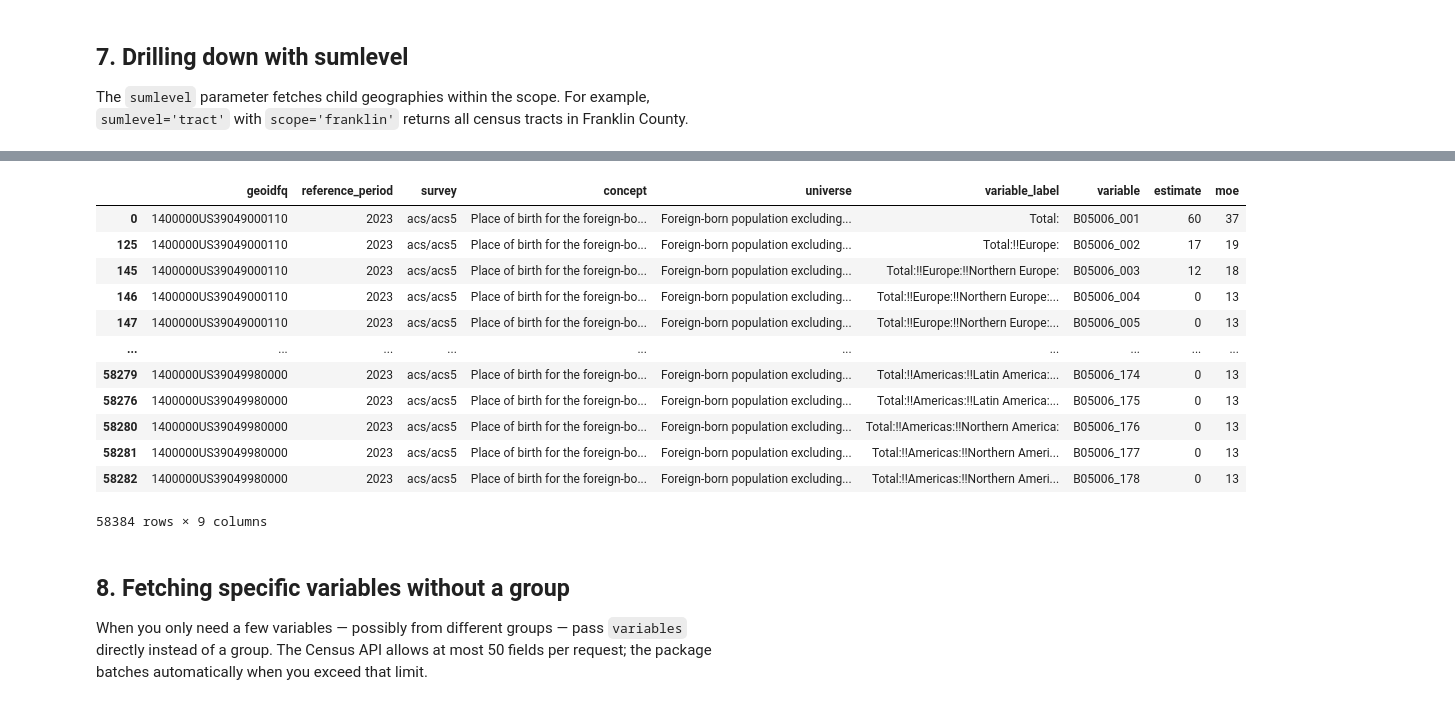
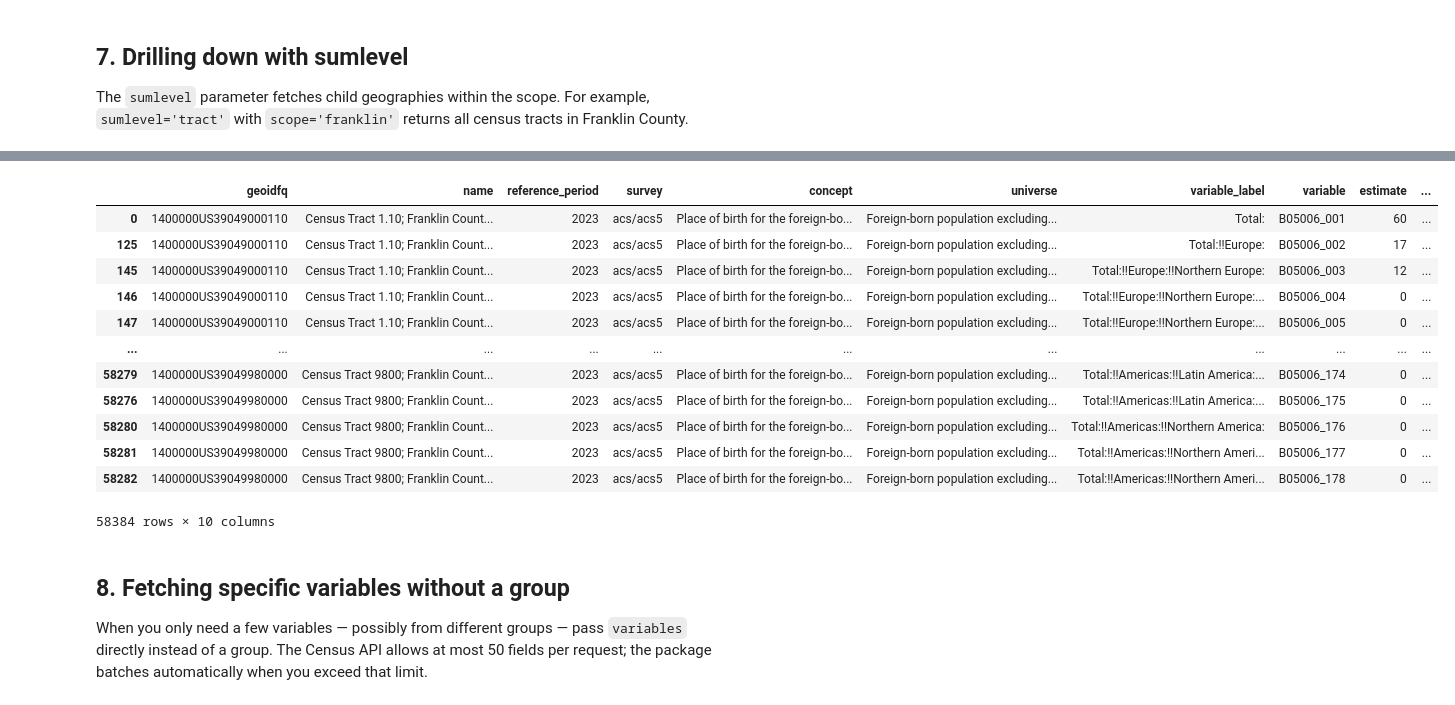
Before and after one commit to jinskeep-morpc/morpc-census, a Jupyter notebook: doc/02-morpc-census-demo.ipynb, the cells around one changed output, grey strips where cells are left out. Saved outputs shown, nothing was run; the diff lists cells and outputs as text; code cells hidden in the pictures.

```diff
--- a/doc/02-morpc-census-demo.ipynb
+++ b/doc/02-morpc-census-demo.ipynb
@@ -270,6 +260,6 @@ string form:   0500000US39041
 The `sumlevel` parameter fetches child geographies within the scope. For example, `sumlevel='tract'` with `scope='franklin'` returns all census tracts in Franklin County.
 # %%
 # Place of birth for all tracts in Franklin County
-b05006_tracts = CensusAPI(ep, 'franklin', group=Group(ep, 'B05006'), sumlevel='tract')
+b05006_tracts = CensusAPI(ep, 'franklin', group='B05006', sumlevel='tract')
 b05006_tracts.long
 # %% [output]
@@ -293,16 +283,16 @@ b05006_tracts.long
-|  | geoidfq | reference_period | survey | concept | universe | variable_label | variable | estimate | moe |
-| 0 | 1400000US39049000110 | 2023 | acs/acs5 | Place of birth for the foreign-bo... | Foreign-born population excluding... | Total: | B05006_001 | 60 | 37 |
-| 125 | 1400000US39049000110 | 2023 | acs/acs5 | Place of birth for the foreign-bo... | Foreign-born population excluding... | Total:!!Europe: | B05006_002 | 17 | 19 |
-| 145 | 1400000US39049000110 | 2023 | acs/acs5 | Place of birth for the foreign-bo... | Foreign-born population excluding... | Total:!!Europe:!!Northern Europe: | B05006_003 | 12 | 18 |
-| 146 | 1400000US39049000110 | 2023 | acs/acs5 | Place of birth for the foreign-bo... | Foreign-born population excluding... | Total:!!Europe:!!Northern Europe:... | B05006_004 | 0 | 13 |
-| 147 | 1400000US39049000110 | 2023 | acs/acs5 | Place of birth for the foreign-bo... | Foreign-born population excluding... | Total:!!Europe:!!Northern Europe:... | B05006_005 | 0 | 13 |
-| ... | ... | ... | ... | ... | ... | ... | ... | ... | ... |
-| 58279 | 1400000US39049980000 | 2023 | acs/acs5 | Place of birth for the foreign-bo... | Foreign-born population excluding... | Total:!!Americas:!!Latin America:... | B05006_174 | 0 | 13 |
-| 58276 | 1400000US39049980000 | 2023 | acs/acs5 | Place of birth for the foreign-bo... | Foreign-born population excluding... | Total:!!Americas:!!Latin America:... | B05006_175 | 0 | 13 |
-| 58280 | 1400000US39049980000 | 2023 | acs/acs5 | Place of birth for the foreign-bo... | Foreign-born population excluding... | Total:!!Americas:!!Northern America: | B05006_176 | 0 | 13 |
-| 58281 | 1400000US39049980000 | 2023 | acs/acs5 | Place of birth for the foreign-bo... | Foreign-born population excluding... | Total:!!Americas:!!Northern Ameri... | B05006_177 | 0 | 13 |
-| 58282 | 1400000US39049980000 | 2023 | acs/acs5 | Place of birth for the foreign-bo... | Foreign-born population excluding... | Total:!!Americas:!!Northern Ameri... | B05006_178 | 0 | 13 |
+|  | geoidfq | name | reference_period | survey | concept | universe | variable_label | variable | estimate | ... |
+| 0 | 1400000US39049000110 | Census Tract 1.10; Franklin Count... | 2023 | acs/acs5 | Place of birth for the foreign-bo... | Foreign-born population excluding... | Total: | B05006_001 | 60 | ... |
+| 125 | 1400000US39049000110 | Census Tract 1.10; Franklin Count... | 2023 | acs/acs5 | Place of birth for the foreign-bo... | Foreign-born population excluding... | Total:!!Europe: | B05006_002 | 17 | ... |
+| 145 | 1400000US39049000110 | Census Tract 1.10; Franklin Count... | 2023 | acs/acs5 | Place of birth for the foreign-bo... | Foreign-born population excluding... | Total:!!Europe:!!Northern Europe: | B05006_003 | 12 | ... |
+| 146 | 1400000US39049000110 | Census Tract 1.10; Franklin Count... | 2023 | acs/acs5 | Place of birth for the foreign-bo... | Foreign-born population excluding... | Total:!!Europe:!!Northern Europe:... | B05006_004 | 0 | ... |
+| 147 | 1400000US39049000110 | Census Tract 1.10; Franklin Count... | 2023 | acs/acs5 | Place of birth for the foreign-bo... | Foreign-born population excluding... | Total:!!Europe:!!Northern Europe:... | B05006_005 | 0 | ... |
+| ... | ... | ... | ... | ... | ... | ... | ... | ... | ... | ... |
+| 58279 | 1400000US39049980000 | Census Tract 9800; Franklin Count... | 2023 | acs/acs5 | Place of birth for the foreign-bo... | Foreign-born population excluding... | Total:!!Americas:!!Latin America:... | B05006_174 | 0 | ... |
+| 58276 | 1400000US39049980000 | Census Tract 9800; Franklin Count... | 2023 | acs/acs5 | Place of birth for the foreign-bo... | Foreign-born population excluding... | Total:!!Americas:!!Latin America:... | B05006_175 | 0 | ... |
+| 58280 | 1400000US39049980000 | Census Tract 9800; Franklin Count... | 2023 | acs/acs5 | Place of birth for the foreign-bo... | Foreign-born population excluding... | Total:!!Americas:!!Northern America: | B05006_176 | 0 | ... |
+| 58281 | 1400000US39049980000 | Census Tract 9800; Franklin Count... | 2023 | acs/acs5 | Place of birth for the foreign-bo... | Foreign-born population excluding... | Total:!!Americas:!!Northern Ameri... | B05006_177 | 0 | ... |
+| 58282 | 1400000US39049980000 | Census Tract 9800; Franklin Count... | 2023 | acs/acs5 | Place of birth for the foreign-bo... | Foreign-born population excluding... | Total:!!Americas:!!Northern Ameri... | B05006_178 | 0 | ... |
-58384 rows × 9 columns
+58384 rows × 10 columns
 # %% [markdown]
 ## 8. Fetching specific variables without a group
 
```
Also changed, not shown: parts of 20 cells of this notebook.
